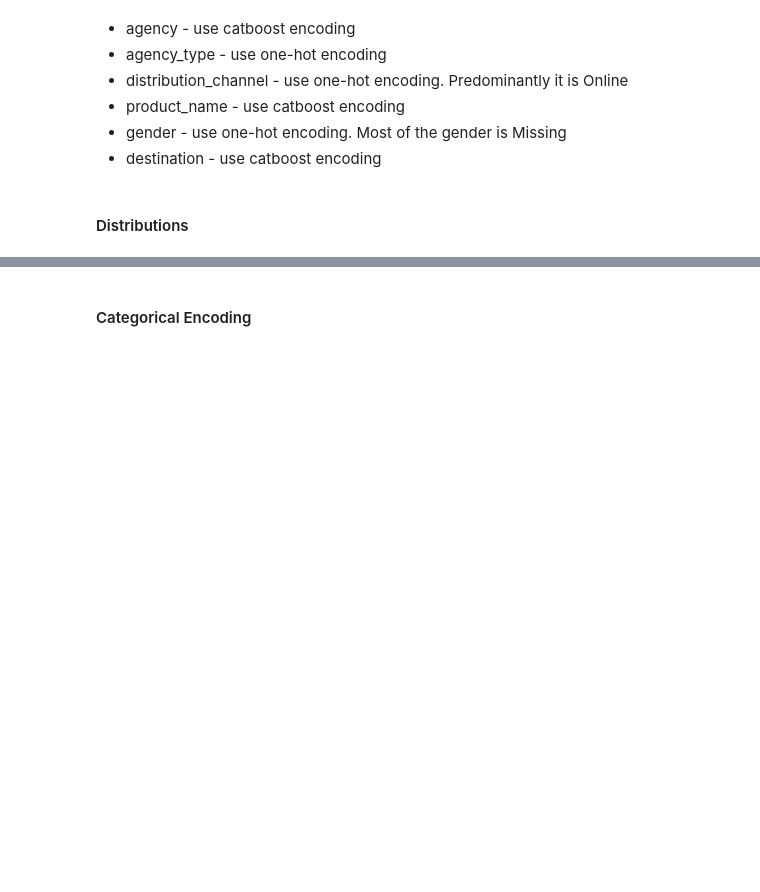
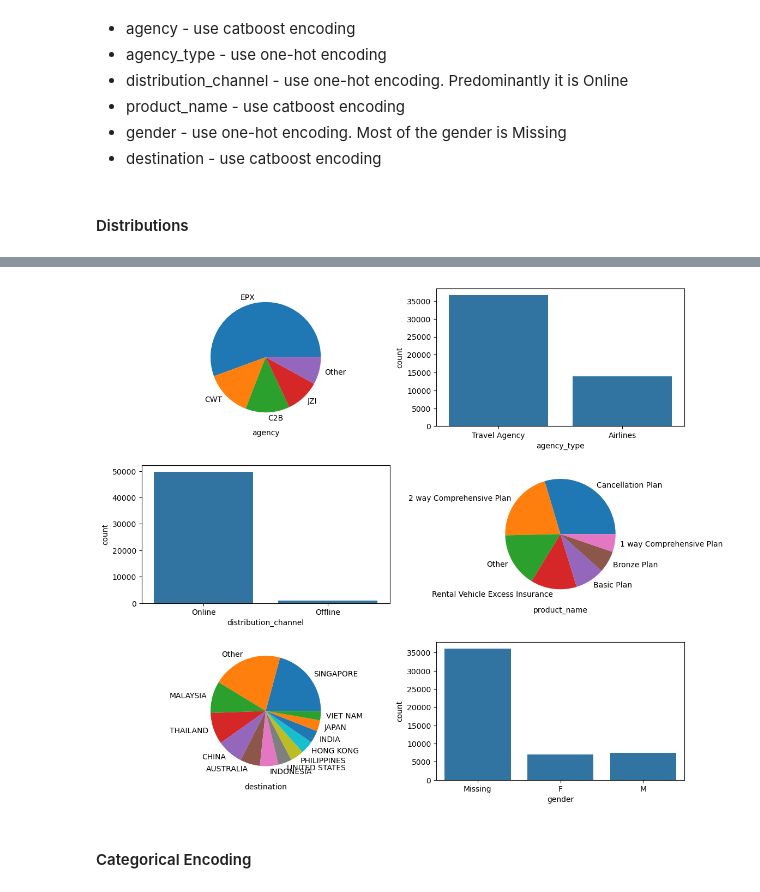
Before and after one commit to AndreiShelest/ML_travel_insurance, a Jupyter notebook: notebooks/eda.ipynb, the cells around one changed output, grey strips where cells are left out. Cells and saved outputs as stored; diff of their text form; code cells hidden in the pictures; blank space fills up the shorter version.

```diff
--- a/notebooks/eda.ipynb
+++ b/notebooks/eda.ipynb
@@ -169,7 +169,7 @@ pd.DataFrame(
 # %% [markdown]
 #### Distributions
 # %%
-def get_pie_plot_data(col: str, perc: float = 0.05):
+def get_pie_plot_data(X_train: pd.DataFrame, col: str, perc: float = 0.05):
     initial_plot_data = pd.DataFrame({col: X_train[col]})
     plot_perc = initial_plot_data.value_counts() / initial_plot_data.shape[0]
     to_other = pd.DataFrame(
@@ -181,3 +181,37 @@ def get_pie_plot_data(col: str, perc: float = 0.05):
     plot_data.loc[plot_data['other'], col] = 'Other'
 
     return plot_data
+
+def plot_categorical(X_train):
+    fig, axs = plt.subplots(3, 2, figsize=(12, 10))
+    axs_flat = axs.flat
+
+    agency_plot_data = get_pie_plot_data(X_train, 'agency')
+    axs_flat[0].pie(
+        agency_plot_data.value_counts(),
+        labels=[ind[0] for ind in agency_plot_data.value_counts().index.values],
+    )
+    axs_flat[0].set_xlabel('agency')
+
+    sns.countplot(data=X_train, x='agency_type', ax=axs_flat[1])
+    sns.countplot(data=X_train, x='distribution_channel', ax=axs_flat[2])
+
+    product_plot_data = get_pie_plot_data(X_train, 'product_name')
+    axs_flat[3].pie(
+        product_plot_data.value_counts(),
+        labels=[ind[0] for ind in product_plot_data.value_counts().index.values],
+    )
+    axs_flat[3].set_xlabel('product_name')
+
+    dest_plot_data = get_pie_plot_data(X_train, 'destination', perc=0.025)
+    axs_flat[4].pie(
+        dest_plot_data.value_counts(),
+        labels=[ind[0] for ind in dest_plot_data.value_counts().index.values],
+    )
+    axs_flat[4].set_xlabel('destination')
+
+    sns.countplot(data=X_train, x='gender', ax=axs_flat[5])
+
+    fig.tight_layout(pad=2)
+
+    plt.show()
@@ -215,0 +218,3 @@ plt.show()
+# %%
+plot_categorical(X_train)
+# %% [output]
@@ -216,3 +222,4 @@ plt.show()
+[figure, added]
 # %% [markdown]
 #### Categorical Encoding
 # %%
```
Also changed, not shown: parts of 12 cells of this notebook, 4 other files.
